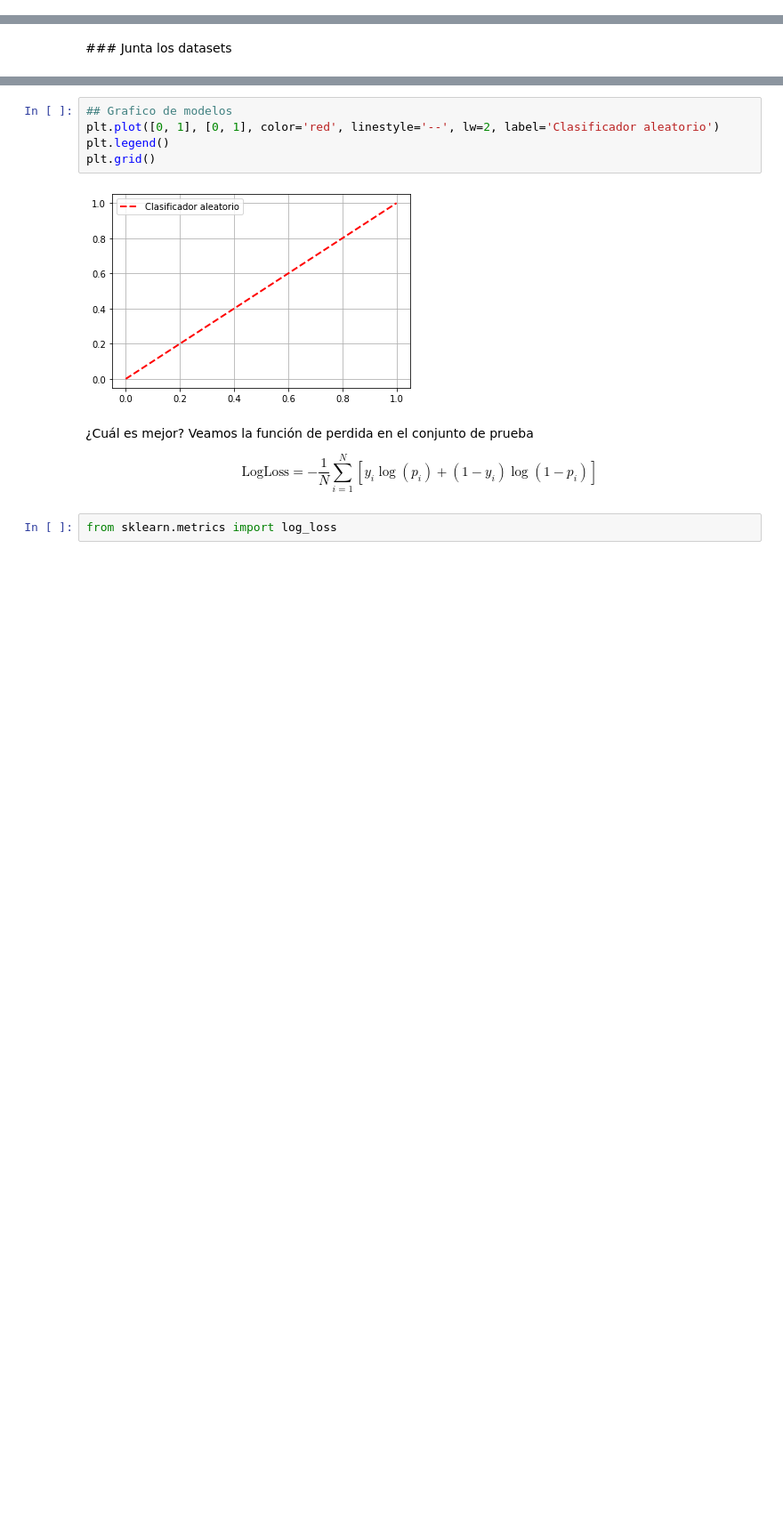
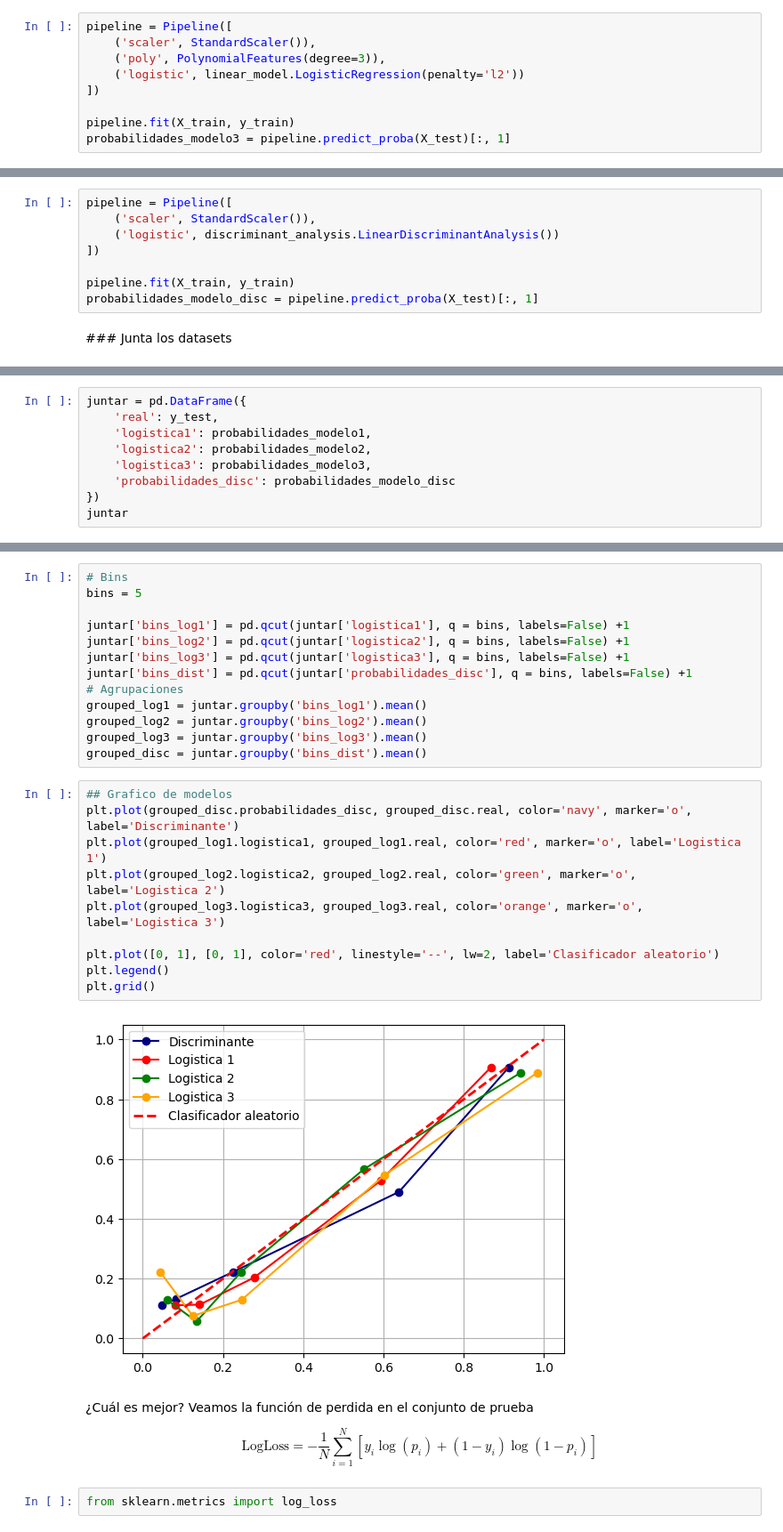
Before and after one commit to LuisMB09/lab_aprendizaje_estadistico, a Jupyter notebook: Continuacion_modelos_clasificacion_sin_resolver.ipynb, the cells around one changed output, grey strips where cells are left out. Shown at 89% size. Drawn from its saved outputs; the diff is of its cells as text; blank space fills up the shorter version.

```diff
--- a/Continuacion_modelos_clasificacion_sin_resolver.ipynb
+++ b/Continuacion_modelos_clasificacion_sin_resolver.ipynb
@@ -178,8 +202,25 @@ from sklearn.pipeline import Pipeline
 # %% [markdown]
 #### Polinomio grado 3
+# %%
+pipeline = Pipeline([
+    ('scaler', StandardScaler()),
+    ('poly', PolynomialFeatures(degree=3)),
+    ('logistic', linear_model.LogisticRegression(penalty='l2'))
+])
+
+pipeline.fit(X_train, y_train)
+probabilidades_modelo3 = pipeline.predict_proba(X_test)[:, 1]
 # %% [markdown]
 #### Analisis del discriminante lineal
 # %%
 from sklearn import discriminant_analysis
+# %%
+pipeline = Pipeline([
+    ('scaler', StandardScaler()),
+    ('logistic', discriminant_analysis.LinearDiscriminantAnalysis())
+])
+
+pipeline.fit(X_train, y_train)
+probabilidades_modelo_disc = pipeline.predict_proba(X_test)[:, 1]
 # %% [markdown]
 ### Junta los datasets
@@ -191,0 +227,9 @@ bins = 5
+# %%
+juntar = pd.DataFrame({
+    'real': y_test,
+    'logistica1': probabilidades_modelo1,
+    'logistica2': probabilidades_modelo2,
+    'logistica3': probabilidades_modelo3,
+    'probabilidades_disc': probabilidades_modelo_disc
+})
+juntar
@@ -192,10 +250,28 @@ bins = 5
+# %%
+# Bins
+bins = 5
+
+juntar['bins_log1'] = pd.qcut(juntar['logistica1'], q = bins, labels=False) +1
+juntar['bins_log2'] = pd.qcut(juntar['logistica2'], q = bins, labels=False) +1
+juntar['bins_log3'] = pd.qcut(juntar['logistica3'], q = bins, labels=False) +1
+juntar['bins_dist'] = pd.qcut(juntar['probabilidades_disc'], q = bins, labels=False) +1
+# Agrupaciones
+grouped_log1 = juntar.groupby('bins_log1').mean()
+grouped_log2 = juntar.groupby('bins_log2').mean()
+grouped_log3 = juntar.groupby('bins_log3').mean()
+grouped_disc = juntar.groupby('bins_dist').mean()
 # %%
 ## Grafico de modelos
+plt.plot(grouped_disc.probabilidades_disc, grouped_disc.real, color='navy', marker='o', label='Discriminante')
+plt.plot(grouped_log1.logistica1, grouped_log1.real, color='red', marker='o', label='Logistica 1')
+plt.plot(grouped_log2.logistica2, grouped_log2.real, color='green', marker='o', label='Logistica 2')
+plt.plot(grouped_log3.logistica3, grouped_log3.real, color='orange', marker='o', label='Logistica 3')
+
 plt.plot([0, 1], [0, 1], color='red', linestyle='--', lw=2, label='Clasificador aleatorio')
 plt.legend()
 plt.grid()
 # %% [output]
-[figure, old version]
+[figure, new version]
 # %% [markdown]
 ¿Cuál es mejor? Veamos la función de perdida en el conjunto de prueba
 
```
Also changed, not shown: parts of 21 cells of this notebook.
